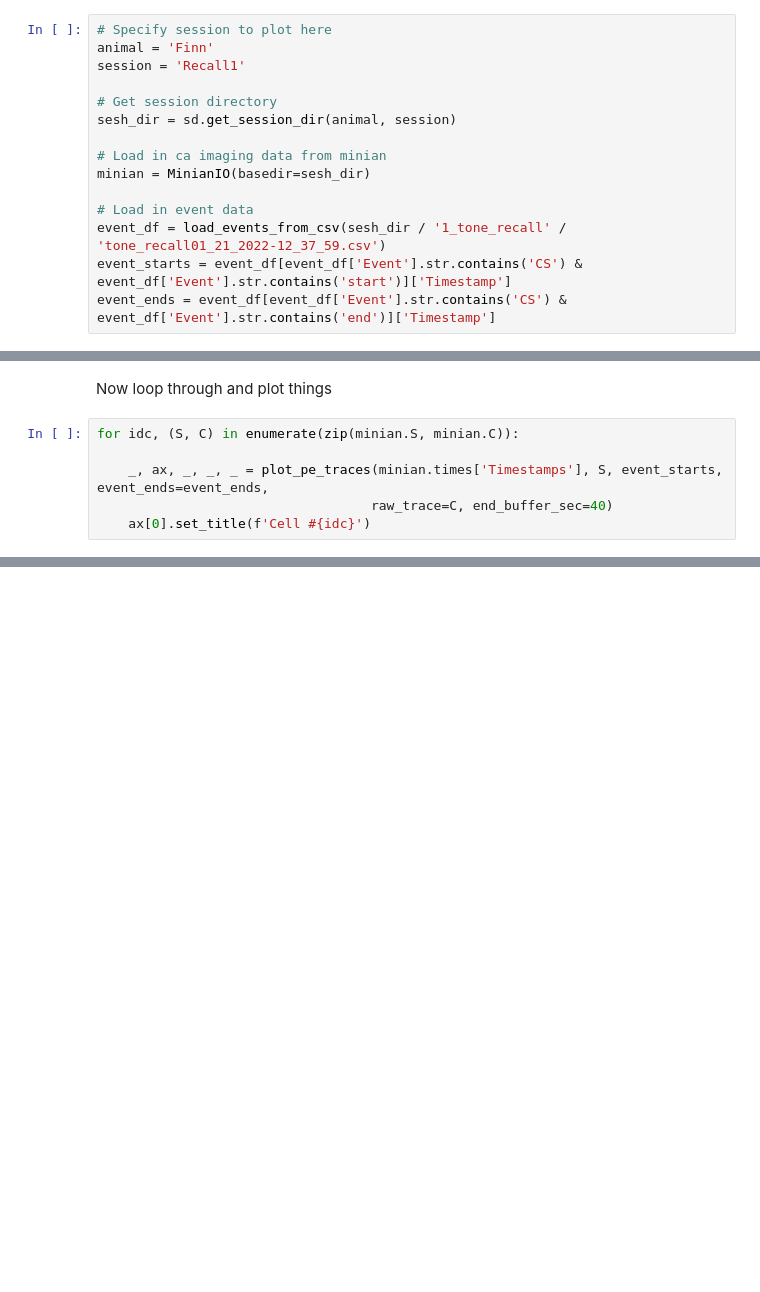
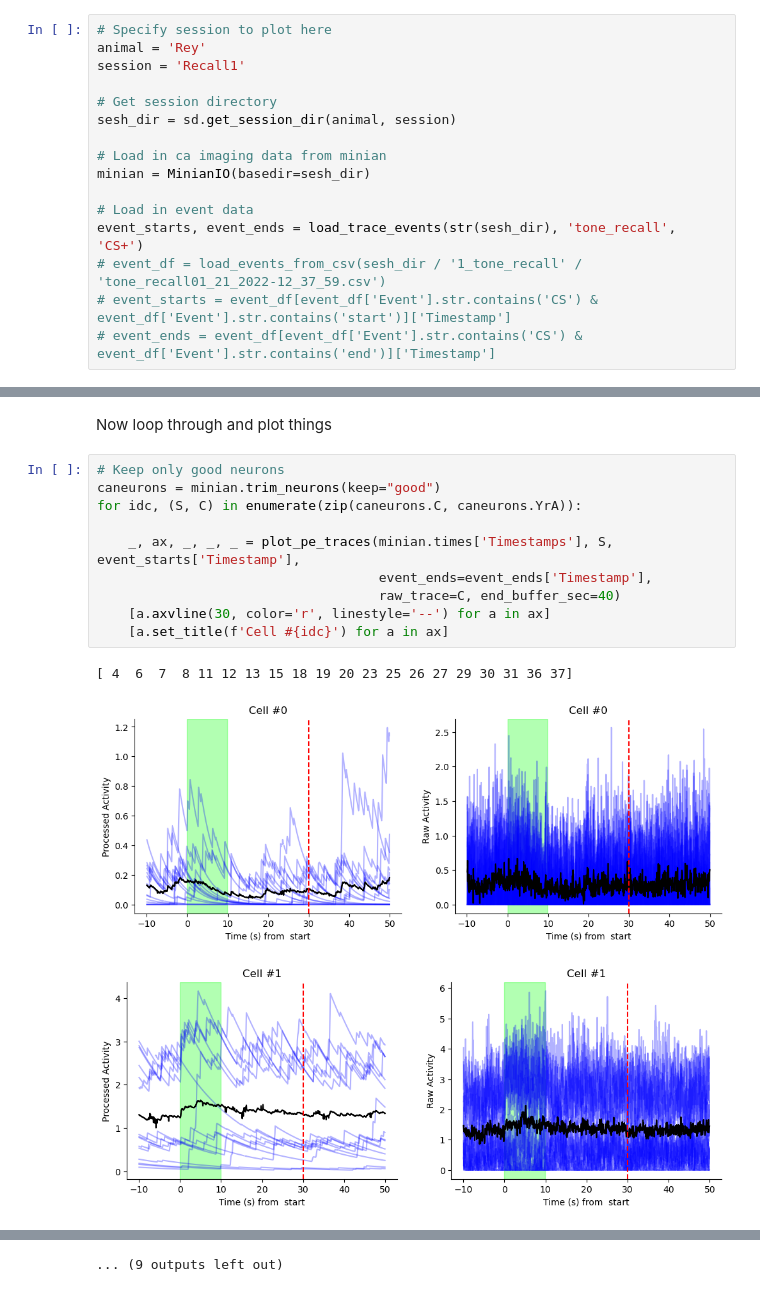
Before and after one commit to nkinsky/TraceFC, a Jupyter notebook: Notebooks/Plot_CS_responses.ipynb, the cells around one changed output, grey strips where cells are left out. Saved outputs shown, nothing was run; the diff lists cells and outputs as text; blank space fills up the shorter version.

```diff
--- a/Notebooks/Plot_CS_responses.ipynb
+++ b/Notebooks/Plot_CS_responses.ipynb
@@ -25,6 +59,6 @@ Set up everything for plotting
 # %%
 # Specify session to plot here
-animal = 'Finn'
+animal = 'Rey'
 session = 'Recall1'
 
 # Get session directory
@@ -34,6 +68,7 @@ sesh_dir = sd.get_session_dir(animal, session)
 minian = MinianIO(basedir=sesh_dir)
 
 # Load in event data
-event_df = load_events_from_csv(sesh_dir / '1_tone_recall' / 'tone_recall01_21_2022-12_37_59.csv')
-event_starts = event_df[event_df['Event'].str.contains('CS') & event_df['Event'].str.contains('start')]['Timestamp']
-event_ends = event_df[event_df['Event'].str.contains('CS') & event_df['Event'].str.contains('end')]['Timestamp']
+event_starts, event_ends = load_trace_events(str(sesh_dir), 'tone_recall', 'CS+')
+# event_df = load_events_from_csv(sesh_dir / '1_tone_recall' / 'tone_recall01_21_2022-12_37_59.csv')
+# event_starts = event_df[event_df['Event'].str.contains('CS') & event_df['Event'].str.contains('start')]['Timestamp']
+# event_ends = event_df[event_df['Event'].str.contains('CS') & event_df['Event'].str.contains('end')]['Timestamp']
@@ -40,8 +78,16 @@ event_ends = event_df[event_df['Event'].str.contains('CS') & event_df['Event'].s
 # %% [markdown]
 Now loop through and plot things
 # %%
-for idc, (S, C) in enumerate(zip(minian.S, minian.C)):
+# Keep only good neurons
+caneurons = minian.trim_neurons(keep="good")
+for idc, (S, C) in enumerate(zip(caneurons.C, caneurons.YrA)):
 
-    _, ax, _, _, _ = plot_pe_traces(minian.times['Timestamps'], S, event_starts, event_ends=event_ends,
-                                   raw_trace=C, end_buffer_sec=40)
-    ax[0].set_title(f'Cell #{idc}')
+    _, ax, _, _, _ = plot_pe_traces(minian.times['Timestamps'], S, event_starts['Timestamp'],
+                                    event_ends=event_ends['Timestamp'],
+                                    raw_trace=C, end_buffer_sec=40)
+    [a.axvline(30, color='r', linestyle='--') for a in ax]
+    [a.set_title(f'Cell #{idc}') for a in ax]
+# %% [output]
+[ 4  6  7  8 11 12 13 15 18 19 20 23 25 26 27 29 30 31 36 37]
+[figure, added]
+[figure, added]
@@ -48,3 +103,4 @@ for idc, (S, C) in enumerate(zip(minian.S, minian.C)):
+... (9 outputs left out)
 # %% [markdown]
 ## NRK todo:
 
```
Also changed, not shown: parts of 5 cells of this notebook.
